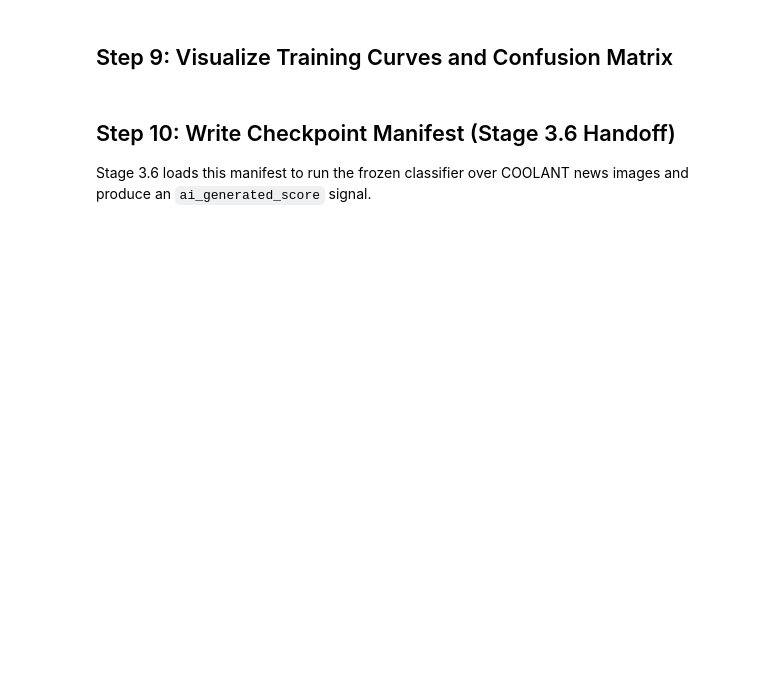
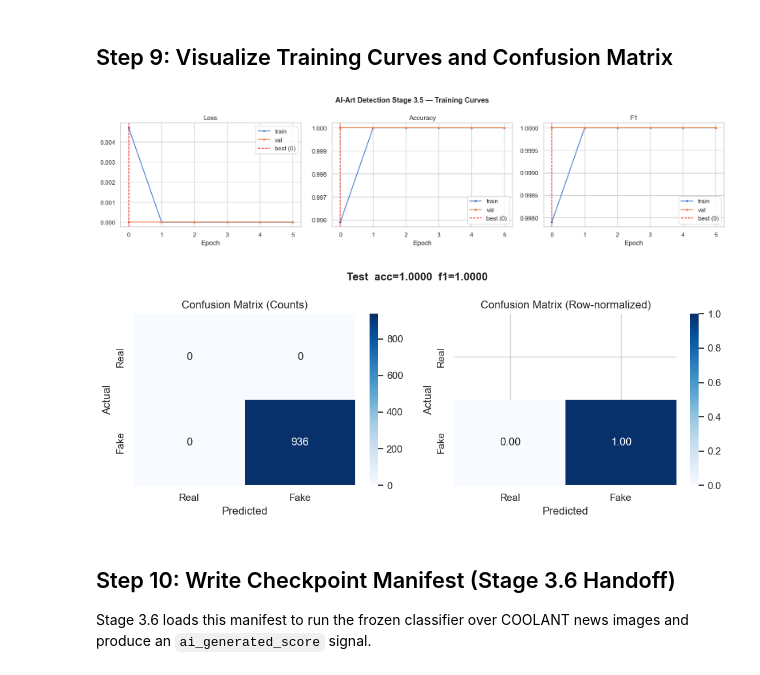
Before and after one commit to ltruonghai257/fake-new-detection, a Jupyter notebook: notebooks/pipeline/03.5_ai_art_detection_training.ipynb, the cells around one changed output. Drawn from its saved outputs; the diff is of its cells as text; code cells hidden in the pictures; blank space fills up the shorter version.

```diff
--- a/notebooks/pipeline/03.5_ai_art_detection_training.ipynb
+++ b/notebooks/pipeline/03.5_ai_art_detection_training.ipynb
@@ -416,9 +487,15 @@ datasets_map = {
 }
 
 loaders = {
-    "train": DataLoader(datasets_map["train"], batch_size=_bs, shuffle=True, num_workers=0),
-    "val": DataLoader(datasets_map["val"], batch_size=_bs, shuffle=False, num_workers=0),
-    "test": DataLoader(datasets_map["test"], batch_size=_bs, shuffle=False, num_workers=0),
+    "train": DataLoader(
+        datasets_map["train"], batch_size=_bs, shuffle=True, num_workers=0
+    ),
+    "val": DataLoader(
+        datasets_map["val"], batch_size=_bs, shuffle=False, num_workers=0
+    ),
+    "test": DataLoader(
+        datasets_map["test"], batch_size=_bs, shuffle=False, num_workers=0
+    ),
 }
 
 _b = next(iter(loaders["train"]))
@@ -508,8 +593,12 @@ def compute_metrics(y_true, y_pred, prefix):
     return {
         f"{prefix}_accuracy": round(float(accuracy_score(y_true, y_pred)), 4),
         f"{prefix}_f1": round(float(f1_score(y_true, y_pred, zero_division=0)), 4),
-        f"{prefix}_precision": round(float(precision_score(y_true, y_pred, zero_division=0)), 4),
-        f"{prefix}_recall": round(float(recall_score(y_true, y_pred, zero_division=0)), 4),
+        f"{prefix}_precision": round(
+            float(precision_score(y_true, y_pred, zero_division=0)), 4
+        ),
+        f"{prefix}_recall": round(
+            float(recall_score(y_true, y_pred, zero_division=0)), 4
+        ),
     }
 
 
@@ -725,7 +850,13 @@ else:
     fig, axes = plt.subplots(1, 3, figsize=(16, 4))
 
     def _vline(ax):
-        ax.axvline(best_ep, color="red", linestyle="--", linewidth=1.2, label=f"best ({best_ep})")
+        ax.axvline(
+            best_ep,
+            color="red",
+            linestyle="--",
+            linewidth=1.2,
+            label=f"best ({best_ep})",
+        )
 
     axes[0].plot(epochs, hist_df["train_loss"], label="train", marker="o", markersize=3)
     axes[0].plot(epochs, hist_df["val_loss"], label="val", marker="o", markersize=3)
@@ -733,7 +864,9 @@ else:
     axes[0].set_title("Loss")
     axes[0].legend()
 
-    axes[1].plot(epochs, hist_df["train_accuracy"], label="train", marker="o", markersize=3)
+    axes[1].plot(
+        epochs, hist_df["train_accuracy"], label="train", marker="o", markersize=3
+    )
     axes[1].plot(epochs, hist_df["val_accuracy"], label="val", marker="o", markersize=3)
     _vline(axes[1])
     axes[1].set_title("Accuracy")
@@ -747,7 +880,9 @@ else:
 
     for ax in axes:
         ax.set_xlabel("Epoch")
-    plt.suptitle("AI-Art Detection Stage 3.5 — Training Curves", fontsize=13, fontweight="bold")
+    plt.suptitle(
+        "AI-Art Detection Stage 3.5 — Training Curves", fontsize=13, fontweight="bold"
+    )
     plt.tight_layout()
     plt.savefig(artifact_dir / "training_curves.png", dpi=150, bbox_inches="tight")
     plt.show()
@@ -755,34 +890,39 @@ else:
     if best_ckpt_path.exists():
         labels_plot = ["Real", "Fake"]
         cm_norm = cm_test.astype(float) / cm_test.sum(axis=1, keepdims=True)
 
         fig, axes = plt.subplots(1, 2, figsize=(10, 4))
         for ax, data, fmt, title in zip(
             axes, [cm_test, cm_norm], ["d", ".2f"], ["Counts", "Row-normalized"]
         ):
             sns.heatmap(
                 data,
                 annot=True,
                 fmt=fmt,
                 cmap="Blues",
                 xticklabels=labels_plot,
                 yticklabels=labels_plot,
                 ax=ax,
                 vmin=0 if fmt == ".2f" else None,
                 vmax=1 if fmt == ".2f" else None,
             )
             ax.set_xlabel("Predicted")
             ax.set_ylabel("Actual")
             ax.set_title(f"Confusion Matrix ({title})")
 
         plt.suptitle(
             f"Test  acc={test_metrics['test_accuracy']:.4f}  f1={test_metrics['test_f1']:.4f}",
             fontsize=12,
             fontweight="bold",
         )
         plt.tight_layout()
-        plt.savefig(artifact_dir / "test_confusion_matrix.png", dpi=150, bbox_inches="tight")
+        plt.savefig(
+            artifact_dir / "test_confusion_matrix.png", dpi=150, bbox_inches="tight"
+        )
         plt.show()
+# %% [output]
+[figure, added]
+[figure, added]
 # %% [markdown]
 ## Step 10: Write Checkpoint Manifest (Stage 3.6 Handoff)
 
```
Also changed, not shown: parts of 13 cells of this notebook.
